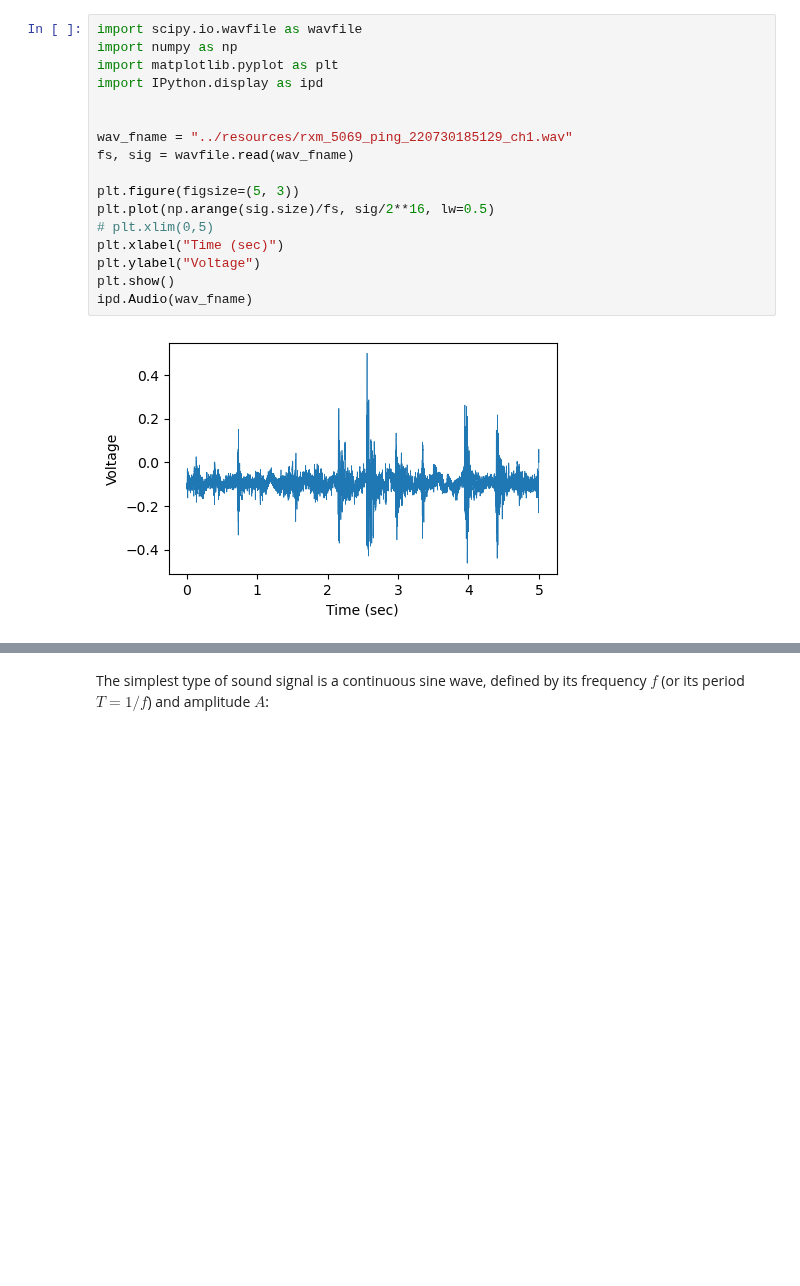
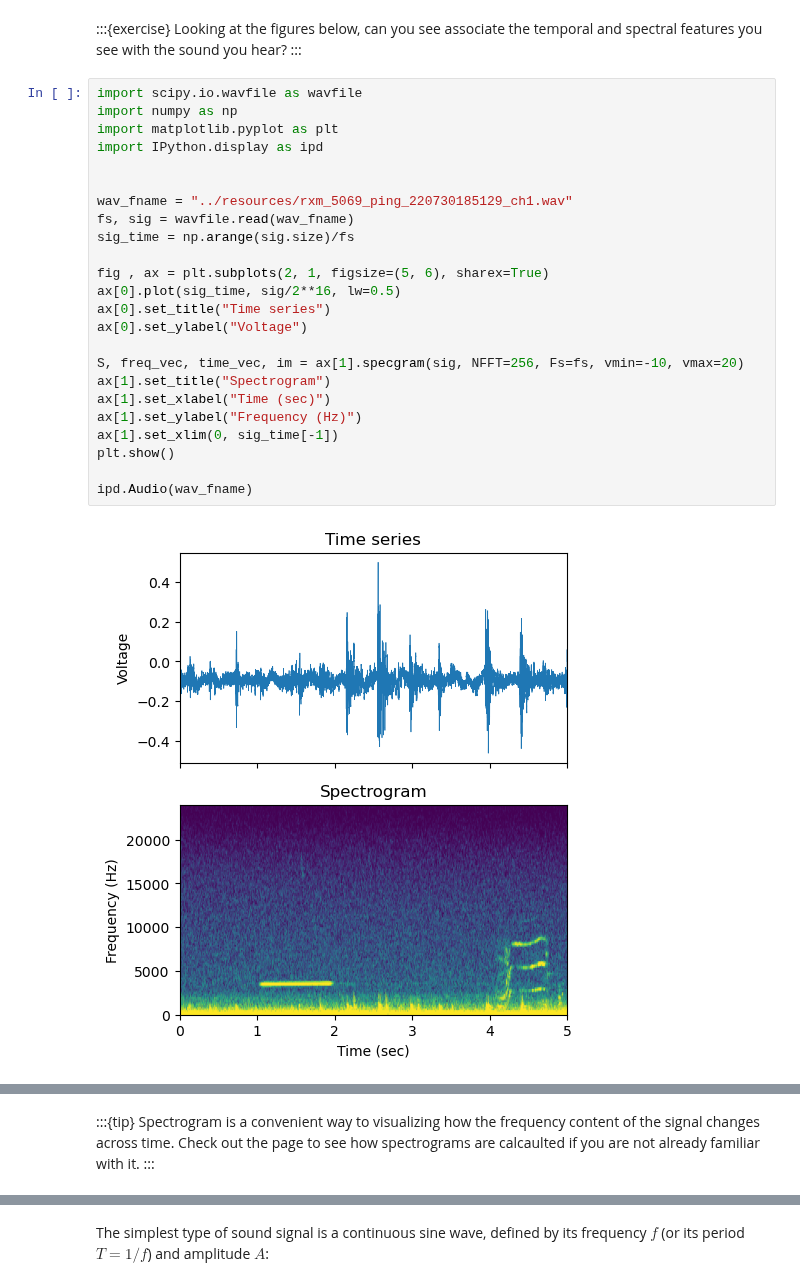
Before and after one commit to BOAT-ocean-acoustics/fundamentals, a Jupyter notebook: boat_tutorials/acoustics/RL_02_time_series.ipynb, the cells around one changed output, grey strips where cells are left out. Drawn from its saved outputs; the diff is of its cells as text; blank space fills up the shorter version.

Commit message:
add sphinx_exercise, revise time series page

```diff
--- a/boat_tutorials/acoustics/RL_02_time_series.ipynb
+++ b/boat_tutorials/acoustics/RL_02_time_series.ipynb
@@ -6,20 +8,35 @@ In previous sections, we talk about RL and sound captured by hydrophone as a sin
+# %% [markdown]
+:::{exercise}
+Looking at the figures below, can you see associate the temporal and spectral features you see with the sound you hear?
+:::
 # %%
 import scipy.io.wavfile as wavfile
 import numpy as np
 import matplotlib.pyplot as plt
 import IPython.display as ipd
 
 
 wav_fname = "../resources/rxm_5069_ping_220730185129_ch1.wav"
 fs, sig = wavfile.read(wav_fname)
+sig_time = np.arange(sig.size)/fs
 
-plt.figure(figsize=(5, 3))
-plt.plot(np.arange(sig.size)/fs, sig/2**16, lw=0.5)
-# plt.xlim(0,5)
-plt.xlabel("Time (sec)")
-plt.ylabel("Voltage")
+fig , ax = plt.subplots(2, 1, figsize=(5, 6), sharex=True)
+ax[0].plot(sig_time, sig/2**16, lw=0.5)
+ax[0].set_title("Time series")
+ax[0].set_ylabel("Voltage")
+
+S, freq_vec, time_vec, im = ax[1].specgram(sig, NFFT=256, Fs=fs, vmin=-10, vmax=20)
+ax[1].set_title("Spectrogram")
+ax[1].set_xlabel("Time (sec)")
+ax[1].set_ylabel("Frequency (Hz)")
+ax[1].set_xlim(0, sig_time[-1])
 plt.show()
+
 ipd.Audio(wav_fname)
 # %% [output]
-[figure, old version]
+[figure, new version]
 [interactive output not drawn]
+# %% [markdown]
+:::{tip}
+Spectrogram is a convenient way to visualizing how the frequency content of the signal changes across time. Check out the [](time-frequency-analysis) page to see how spectrograms are calcaulted if you are not already familiar with it.
+:::
```
Also changed, not shown: parts of 2 cells of this notebook, 1 other file.
